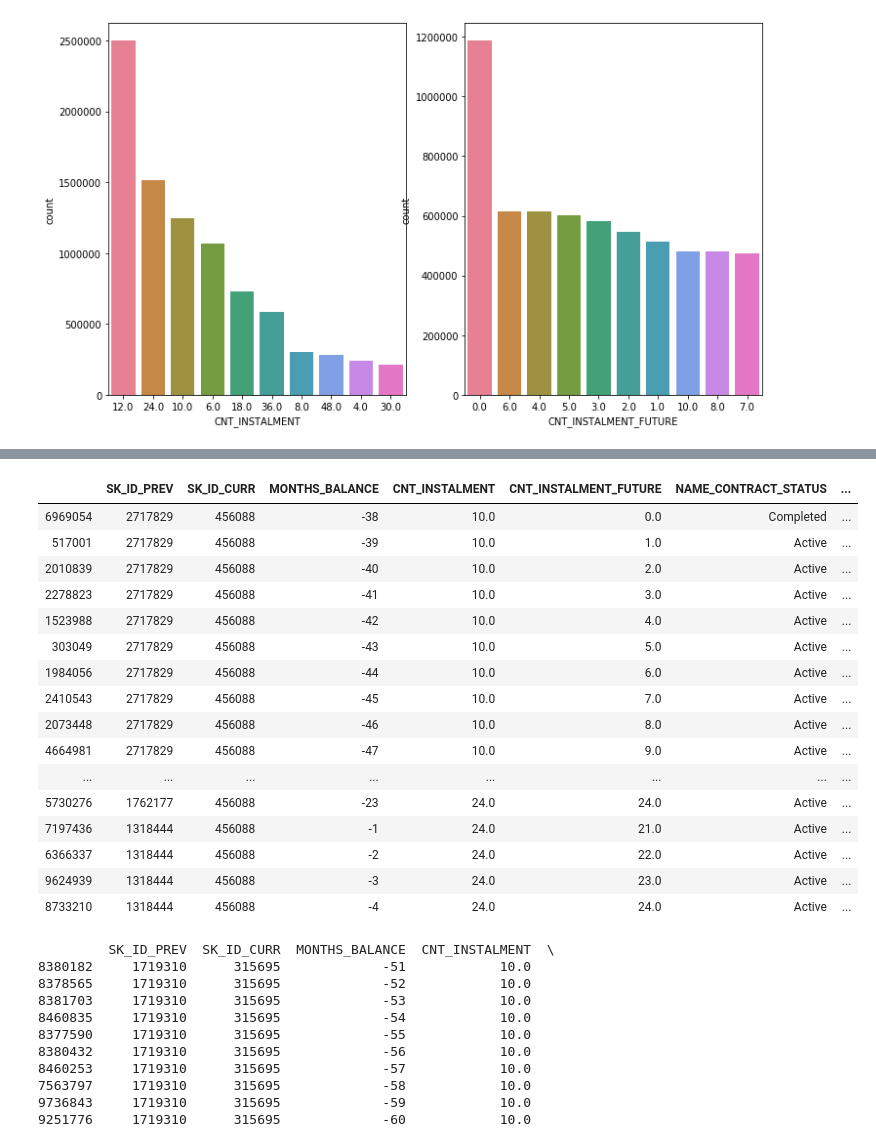
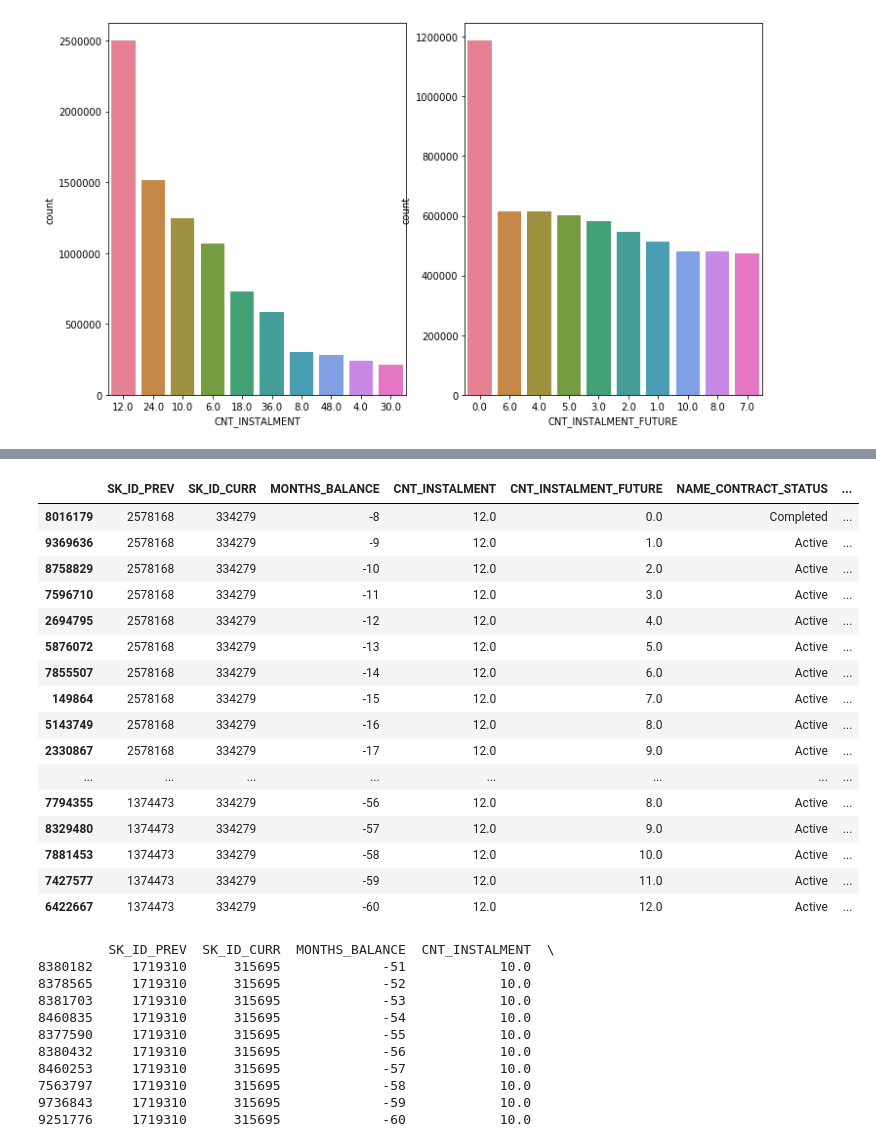
Before and after one commit to stansuo/BDSE12-Group3, a Jupyter notebook: notebooks/homecdt_eda/Aiyd_POS_CASH_balance_EDA.ipynb, the cells around one changed output, grey strips where cells are left out. Cells and saved outputs as stored; diff of their text form; code cells hidden in the pictures.

```diff
--- a/notebooks/homecdt_eda/Aiyd_POS_CASH_balance_EDA.ipynb
+++ b/notebooks/homecdt_eda/Aiyd_POS_CASH_balance_EDA.ipynb
@@ -68,23 +108,24 @@ data[data["SK_ID_PREV"]==1283126].sort_values(by=["MONTHS_BALANCE"],ascending=Fa
 # %%
-data[data["SK_ID_CURR"]==456088].sort_values(by=["SK_ID_PREV","MONTHS_BALANCE"],ascending=False)
+pd.set_option("display.max_rows",None)
+data[data["SK_ID_CURR"]==334279].sort_values(by=["SK_ID_PREV","MONTHS_BALANCE"],ascending=False)
 # %% [output]
 |  | SK_ID_PREV | SK_ID_CURR | MONTHS_BALANCE | CNT_INSTALMENT | CNT_INSTALMENT_FUTURE | NAME_CONTRACT_STATUS | ... |
-| 6969054 | 2717829 | 456088 | -38 | 10.0 | 0.0 | Completed | ... |
-| 517001 | 2717829 | 456088 | -39 | 10.0 | 1.0 | Active | ... |
-| 2010839 | 2717829 | 456088 | -40 | 10.0 | 2.0 | Active | ... |
-| 2278823 | 2717829 | 456088 | -41 | 10.0 | 3.0 | Active | ... |
-| 1523988 | 2717829 | 456088 | -42 | 10.0 | 4.0 | Active | ... |
-| 303049 | 2717829 | 456088 | -43 | 10.0 | 5.0 | Active | ... |
-| 1984056 | 2717829 | 456088 | -44 | 10.0 | 6.0 | Active | ... |
-| 2410543 | 2717829 | 456088 | -45 | 10.0 | 7.0 | Active | ... |
-| 2073448 | 2717829 | 456088 | -46 | 10.0 | 8.0 | Active | ... |
-| 4664981 | 2717829 | 456088 | -47 | 10.0 | 9.0 | Active | ... |
+| 8016179 | 2578168 | 334279 | -8 | 12.0 | 0.0 | Completed | ... |
+| 9369636 | 2578168 | 334279 | -9 | 12.0 | 1.0 | Active | ... |
+| 8758829 | 2578168 | 334279 | -10 | 12.0 | 2.0 | Active | ... |
+| 7596710 | 2578168 | 334279 | -11 | 12.0 | 3.0 | Active | ... |
+| 2694795 | 2578168 | 334279 | -12 | 12.0 | 4.0 | Active | ... |
+| 5876072 | 2578168 | 334279 | -13 | 12.0 | 5.0 | Active | ... |
+| 7855507 | 2578168 | 334279 | -14 | 12.0 | 6.0 | Active | ... |
+| 149864 | 2578168 | 334279 | -15 | 12.0 | 7.0 | Active | ... |
+| 5143749 | 2578168 | 334279 | -16 | 12.0 | 8.0 | Active | ... |
+| 2330867 | 2578168 | 334279 | -17 | 12.0 | 9.0 | Active | ... |
 | ... | ... | ... | ... | ... | ... | ... | ... |
-| 5730276 | 1762177 | 456088 | -23 | 24.0 | 24.0 | Active | ... |
-| 7197436 | 1318444 | 456088 | -1 | 24.0 | 21.0 | Active | ... |
-| 6366337 | 1318444 | 456088 | -2 | 24.0 | 22.0 | Active | ... |
-| 9624939 | 1318444 | 456088 | -3 | 24.0 | 23.0 | Active | ... |
-| 8733210 | 1318444 | 456088 | -4 | 24.0 | 24.0 | Active | ... |
+| 7794355 | 1374473 | 334279 | -56 | 12.0 | 8.0 | Active | ... |
+| 8329480 | 1374473 | 334279 | -57 | 12.0 | 9.0 | Active | ... |
+| 7881453 | 1374473 | 334279 | -58 | 12.0 | 10.0 | Active | ... |
+| 7427577 | 1374473 | 334279 | -59 | 12.0 | 11.0 | Active | ... |
+| 6422667 | 1374473 | 334279 | -60 | 12.0 | 12.0 | Active | ... |
 # %%
 pd.set_option("display.max_rows",None)
 data[data["SK_ID_CURR"]==315695].sort_values(by=["MONTHS_BALANCE"],ascending=False)
```
Also changed, not shown: parts of 5 cells of this notebook, 10 other files.
